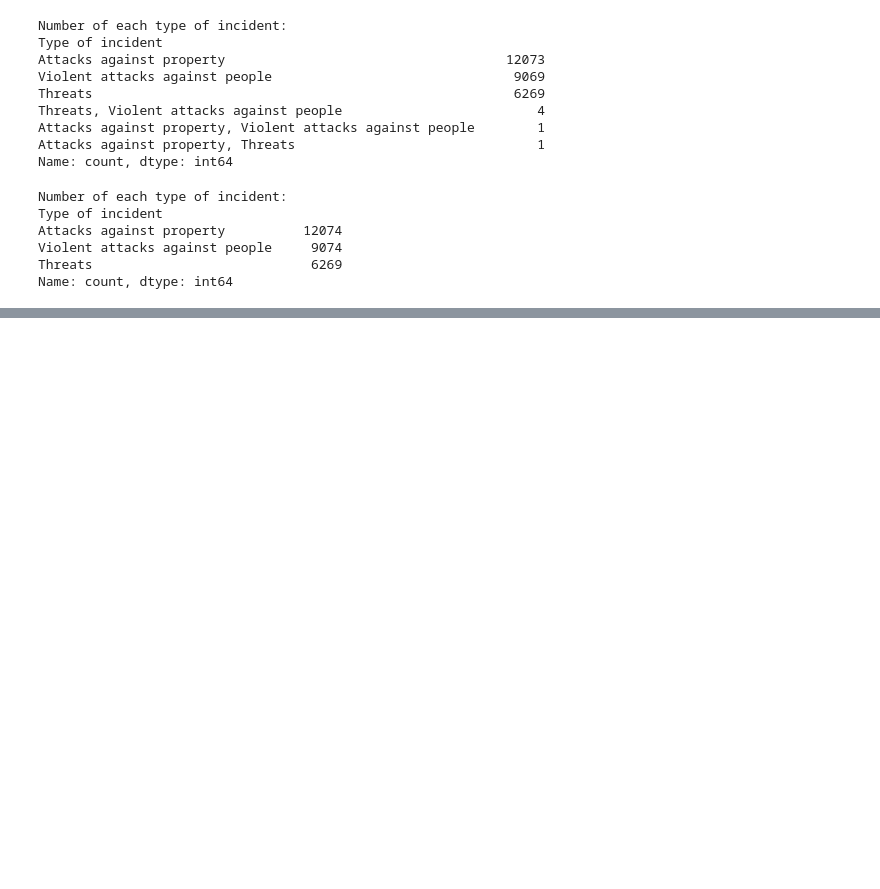
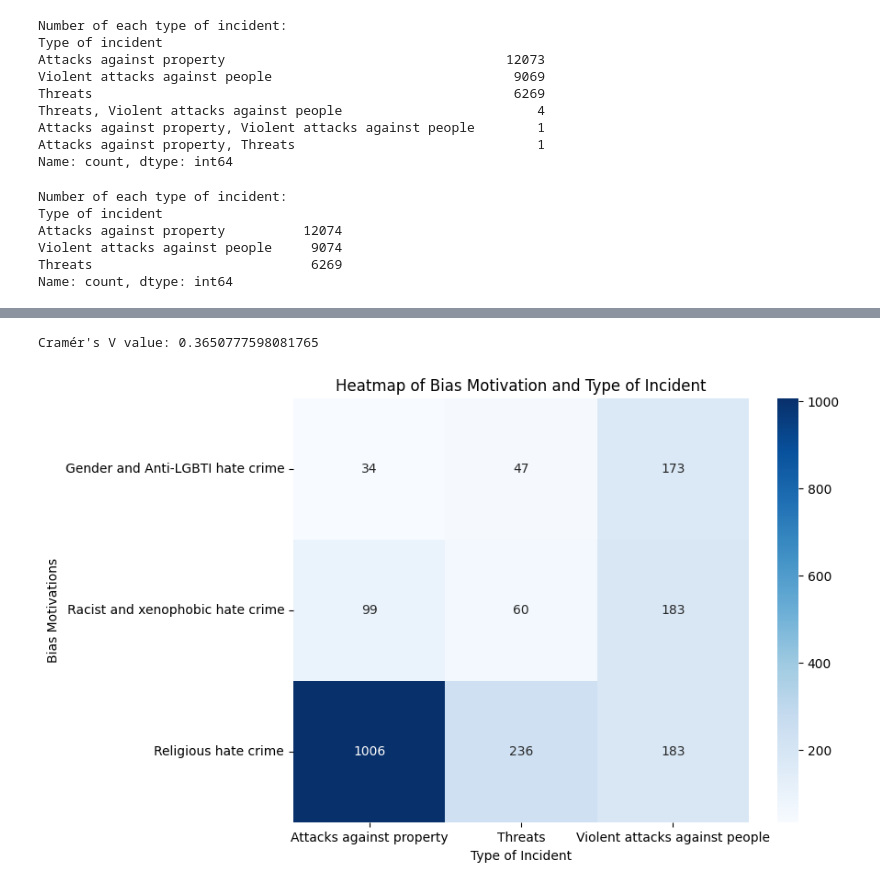
Before and after one commit to Sayocroft/Usafe_bot, a Jupyter notebook: notebooks/EDA_data_hate_crime.ipynb, the cells around one changed output, grey strips where cells are left out. Cells and saved outputs as stored; diff of their text form; code cells hidden in the pictures; blank space fills up the shorter version.

```diff
--- a/notebooks/EDA_data_hate_crime.ipynb
+++ b/notebooks/EDA_data_hate_crime.ipynb
@@ -706,0 +793,6 @@ Number of Gender and Anti-LGBTI hate crime incidents: 254
+# %%
+# Assuming your DataFrame is named 'df' and contains columns 'Bias motivations' and 'Type of incident'
+
+# Create a contingency table for Bias Motivation and Type of Incident
+contingency_table = pd.crosstab(df['Bias motivations'], df['Type of incident'])
+print(contingency_table)
@@ -706,0 +811,23 @@ Number of Gender and Anti-LGBTI hate crime incidents: 254
+# %%
+def cramers_v(chi2, n, k, r):
+    # k = min of number of columns and number of rows
+    return np.sqrt(chi2 / (n * (k - 1)))
+
+# Perform Chi-square test on the contingency table
+chi2, p, dof, expected = stats.chi2_contingency(contingency_table)
+
+# Calculate Cramér's V
+cramers_v_value = cramers_v(chi2, contingency_table.sum().sum(), min(contingency_table.shape), min(contingency_table.shape))
+print(f"Cramér's V value: {cramers_v_value}")
+# %% [output]
+Cramér's V value: 0.3650777598081765
+# %%
+# Plot heatmap of the contingency table
+plt.figure(figsize=(8, 6))
+sns.heatmap(contingency_table, annot=True, cmap='Blues', fmt="d")
+plt.title("Heatmap of Bias Motivation and Type of Incident")
+plt.xlabel("Type of Incident")
+plt.ylabel("Bias Motivations")
+plt.show()
+# %% [output]
+[figure, added]
```
Also changed, not shown: parts of 32 cells of this notebook, 2 other files.
